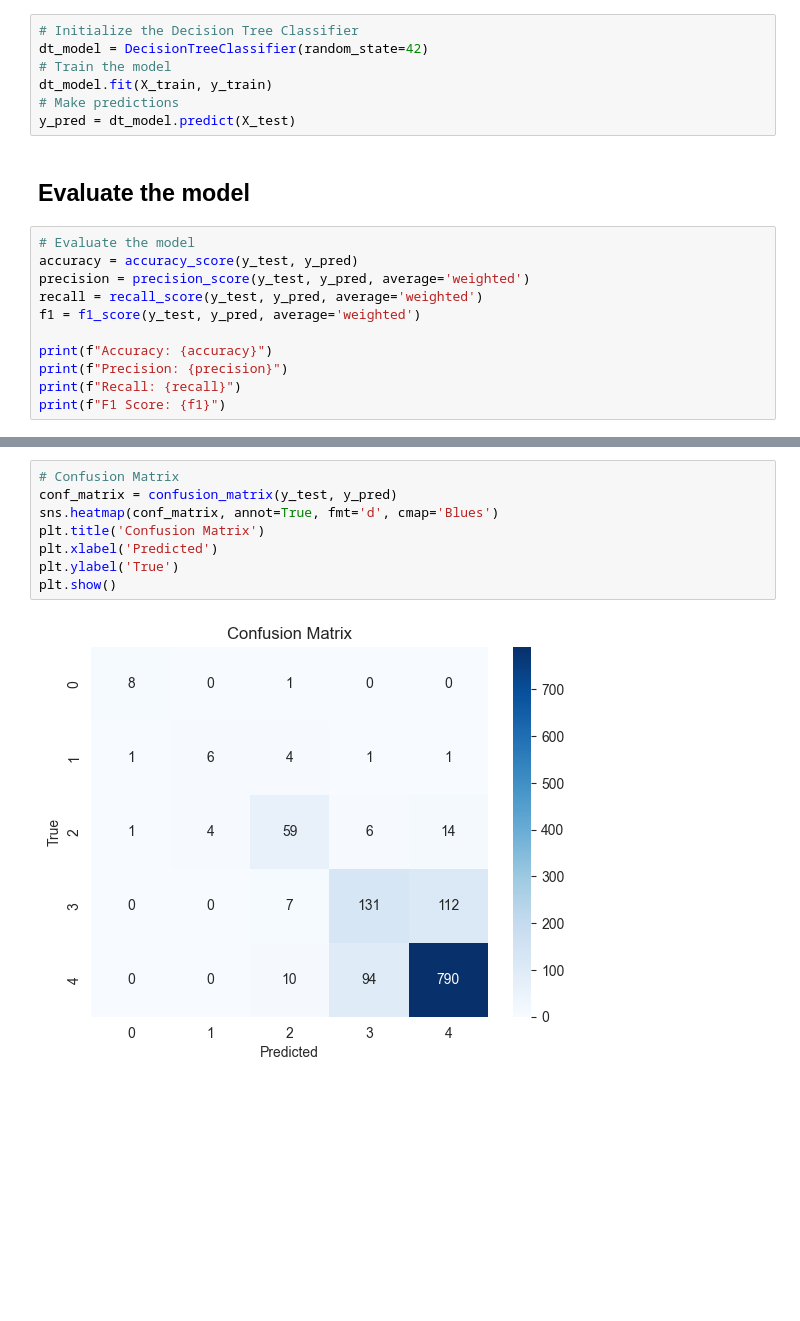
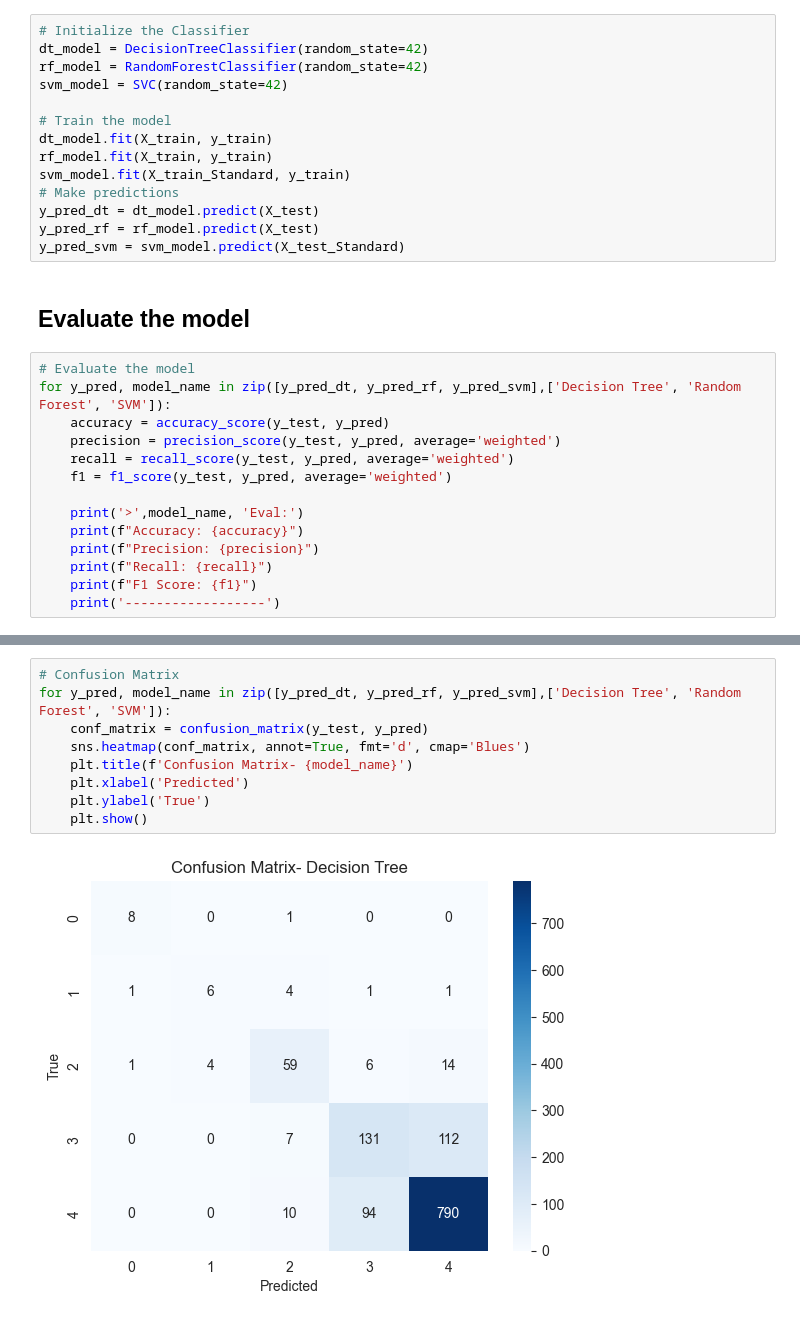
Before and after one commit to Soroush-Pasandideh/DataMining, a Jupyter notebook: Classification.ipynb, the cells around one changed output, grey strips where cells are left out. Drawn from its saved outputs; the diff is of its cells as text; blank space fills up the shorter version.

Commit message:
add random forest and svm for classification

```diff
--- a/Classification.ipynb
+++ b/Classification.ipynb
@@ -104,23 +112,33 @@ X_train, X_test, y_train, y_test = train_test_split(features, targets, test_size
 # %% [markdown]
 ## Training the model
 # %%
-# Initialize the Decision Tree Classifier
+# Initialize the Classifier
 dt_model = DecisionTreeClassifier(random_state=42)
+rf_model = RandomForestClassifier(random_state=42)
+svm_model = SVC(random_state=42)
+
 # Train the model
 dt_model.fit(X_train, y_train)
+rf_model.fit(X_train, y_train)
+svm_model.fit(X_train_Standard, y_train)
 # Make predictions
-y_pred = dt_model.predict(X_test)
+y_pred_dt = dt_model.predict(X_test)
+y_pred_rf = rf_model.predict(X_test)
+y_pred_svm = svm_model.predict(X_test_Standard)
 # %% [markdown]
 ## Evaluate the model
 # %%
 # Evaluate the model
-accuracy = accuracy_score(y_test, y_pred)
-precision = precision_score(y_test, y_pred, average='weighted')
-recall = recall_score(y_test, y_pred, average='weighted')
-f1 = f1_score(y_test, y_pred, average='weighted')
+for y_pred, model_name in zip([y_pred_dt, y_pred_rf, y_pred_svm],['Decision Tree', 'Random Forest', 'SVM']):
+    accuracy = accuracy_score(y_test, y_pred)
+    precision = precision_score(y_test, y_pred, average='weighted')
+    recall = recall_score(y_test, y_pred, average='weighted')
+    f1 = f1_score(y_test, y_pred, average='weighted')
 
-print(f"Accuracy: {accuracy}")
-print(f"Precision: {precision}")
-print(f"Recall: {recall}")
-print(f"F1 Score: {f1}")
+    print('>',model_name, 'Eval:')
+    print(f"Accuracy: {accuracy}")
+    print(f"Precision: {precision}")
+    print(f"Recall: {recall}")
+    print(f"F1 Score: {f1}")
+    print('------------------')
 # %% [output]
@@ -131,10 +163,11 @@ F1 Score: 0.792234614921959
 # %%
 # Confusion Matrix
-conf_matrix = confusion_matrix(y_test, y_pred)
-sns.heatmap(conf_matrix, annot=True, fmt='d', cmap='Blues')
-plt.title('Confusion Matrix')
-plt.xlabel('Predicted')
-plt.ylabel('True')
-plt.show()
+for y_pred, model_name in zip([y_pred_dt, y_pred_rf, y_pred_svm],['Decision Tree', 'Random Forest', 'SVM']):
+    conf_matrix = confusion_matrix(y_test, y_pred)
+    sns.heatmap(conf_matrix, annot=True, fmt='d', cmap='Blues')
+    plt.title(f'Confusion Matrix- {model_name}')
+    plt.xlabel('Predicted')
+    plt.ylabel('True')
+    plt.show()
 # %% [output]
-[figure, old version]
+[figure, new version]
```
Also changed, not shown: parts of 7 cells of this notebook.
